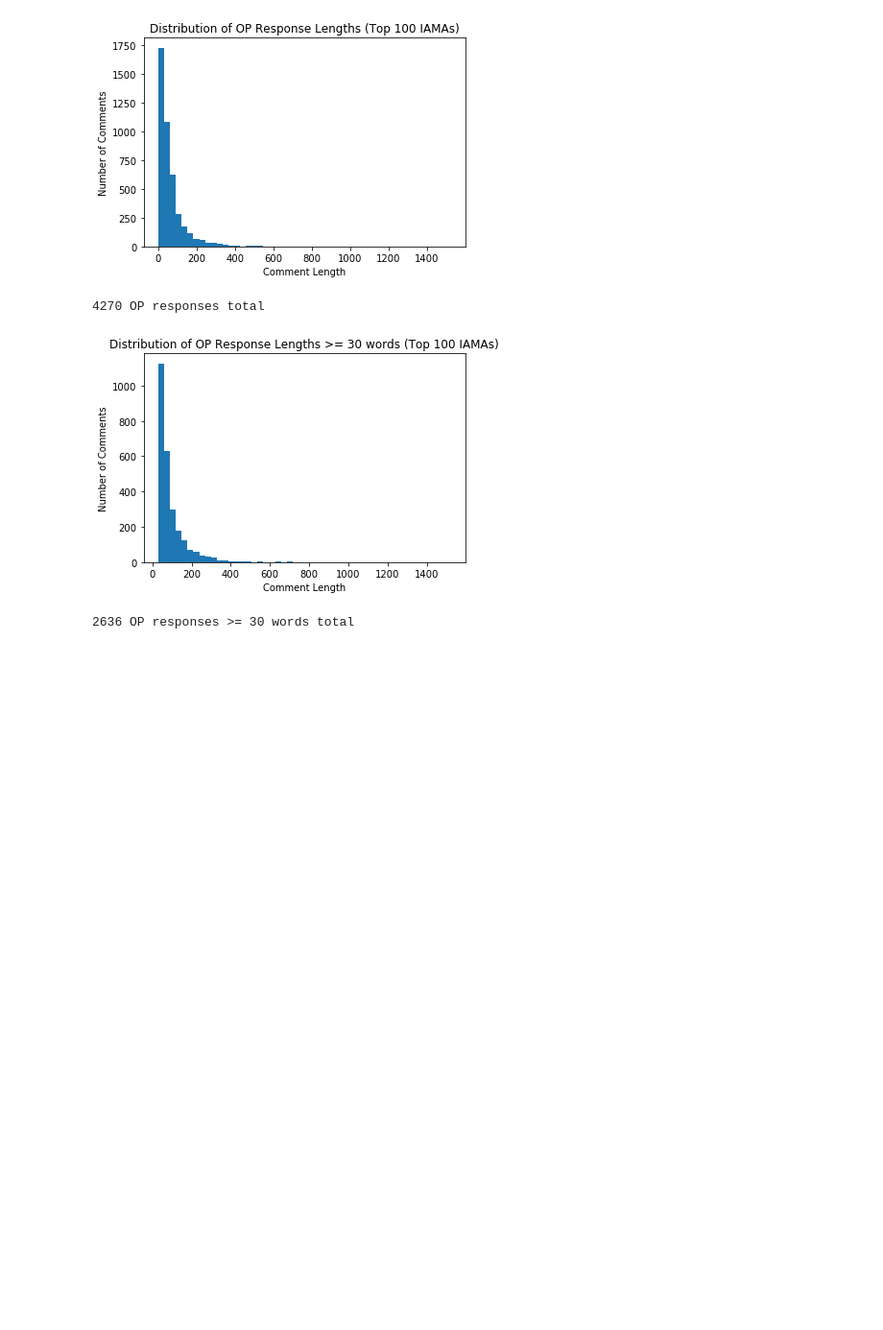
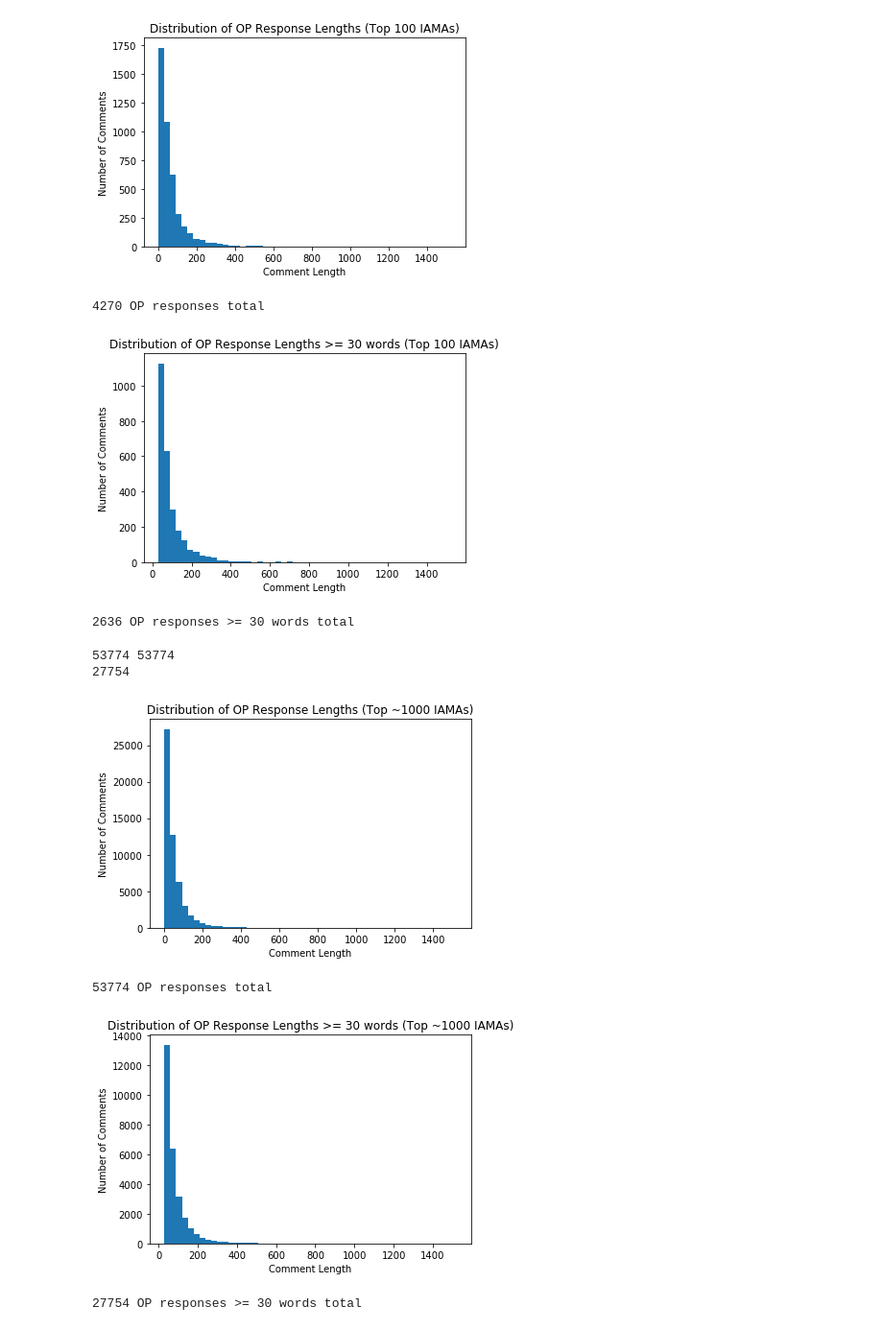
Before and after one commit to rd389/PeopleThinkOf, a Jupyter notebook: Data-analysis.ipynb, the cells around one changed output. Shown: that part at 96% size. Drawn from its saved outputs; the diff is of its cells as text; code cells hidden in the pictures; blank space fills up the shorter version.

Commit message:
comment length analysis for top ~1000 AMAs

```diff
--- a/Data-analysis.ipynb
+++ b/Data-analysis.ipynb
@@ -72,3 +72,50 @@ print(len(comment_lengths_OP_cutoff), 'OP responses >= 30 words total')
 2636 OP responses >= 30 words total
 # %%
 # Do same data analysis on top 1000 amas
+# %%
+f = open('data-1000.json')
+data = json.load(f)
+# %%
+tokenizer = TreebankWordTokenizer()
+# %%
+comment_lengths_OP = []
+OP_comments = []
+for d in data:
+    for c in d['comments']:
+        if c['author'] == d['author']:
+            text = tokenizer.tokenize(c['body'])
+            OP_comments.append((c['author'], text))
+            comment_lengths_OP.append(len(text))
+
+comment_lengths_OP_cutoff = []
+for i in comment_lengths_OP:
+    if i >= 30:
+        comment_lengths_OP_cutoff.append(i)
+# %%
+print(len(comment_lengths_OP), len(OP_comments))
+print(len(comment_lengths_OP_cutoff))
+# %% [output]
+53774 53774
+27754
+# %%
+OP_comment_lengths = np.array(comment_lengths_OP)
+OP_comment_lengths_cutoff = np.array(comment_lengths_OP_cutoff)
+# %%
+plt.hist(OP_comment_lengths, bins=50)
+plt.xlabel('Comment Length')
+plt.ylabel('Number of Comments')
+plt.title('Distribution of OP Response Lengths (Top ~1000 IAMAs)')
+plt.show()
+print(len(comment_lengths_OP), 'OP responses total')
+print()
+plt.hist(OP_comment_lengths_cutoff, bins=50)
+plt.xlabel('Comment Length')
+plt.ylabel('Number of Comments')
+plt.title('Distribution of OP Response Lengths >= 30 words (Top ~1000 IAMAs)')
+plt.show()
+print(len(comment_lengths_OP_cutoff), 'OP responses >= 30 words total')
+# %% [output]
+[figure, added]
+53774 OP responses total
+[figure, added]
+27754 OP responses >= 30 words total
```
Also changed, not shown: 1 other file.
